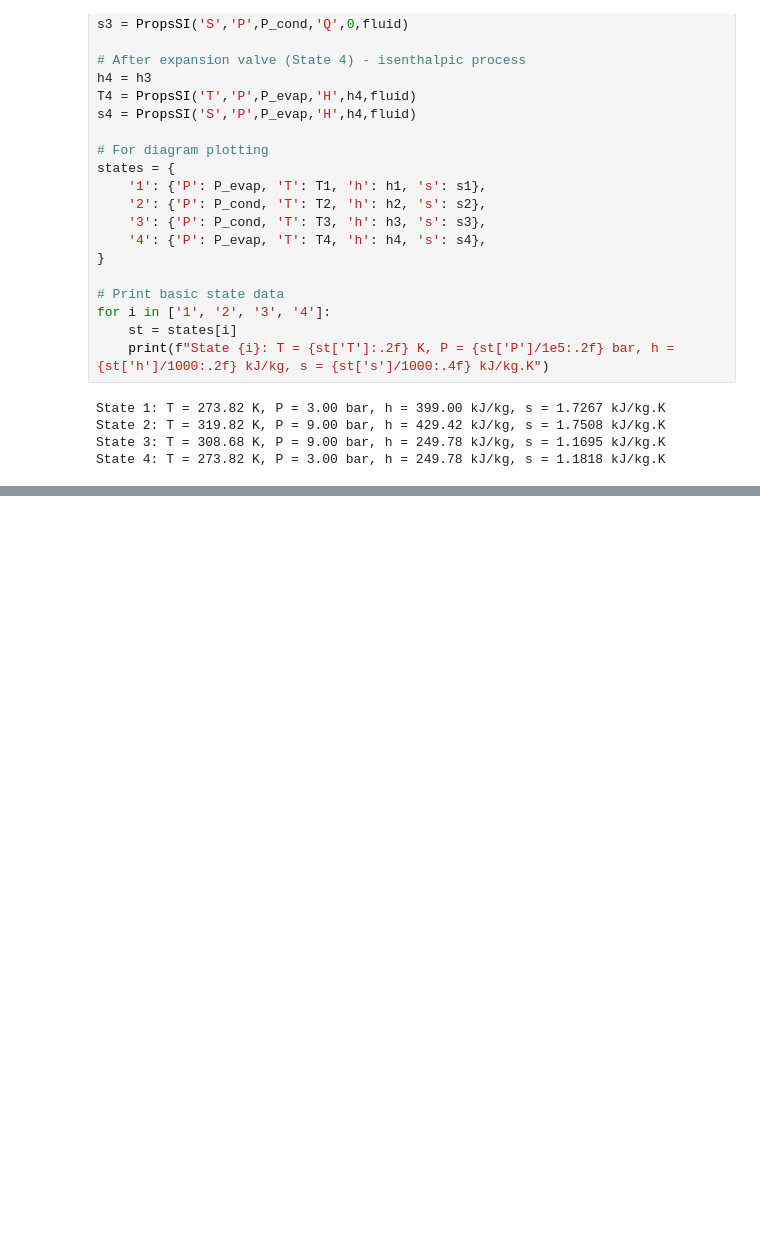
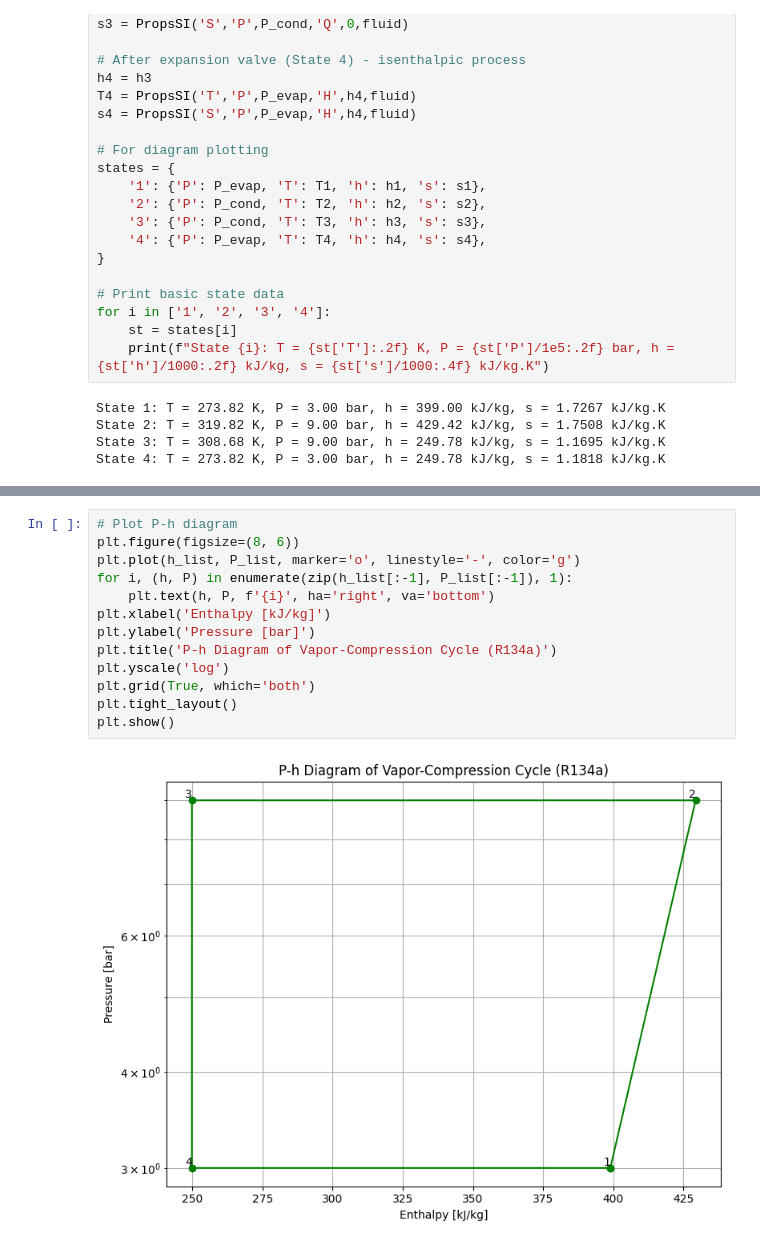
Before and after one commit to jcmachicao/pucp_termodinamica, a Jupyter notebook: pucp_termo2__refrigerant_cycle.ipynb, the cells around one changed output, grey strips where cells are left out. Saved outputs shown, nothing was run; the diff lists cells and outputs as text; blank space fills up the shorter version.

```diff
--- a/pucp_termo2__refrigerant_cycle.ipynb
+++ b/pucp_termo2__refrigerant_cycle.ipynb
@@ -66,0 +87,15 @@ State 4: T = 273.82 K, P = 3.00 bar, h = 249.78 kJ/kg, s = 1.1818 kJ/kg.K
+# %%
+# Plot P-h diagram
+plt.figure(figsize=(8, 6))
+plt.plot(h_list, P_list, marker='o', linestyle='-', color='g')
+for i, (h, P) in enumerate(zip(h_list[:-1], P_list[:-1]), 1):
+    plt.text(h, P, f'{i}', ha='right', va='bottom')
+plt.xlabel('Enthalpy [kJ/kg]')
+plt.ylabel('Pressure [bar]')
+plt.title('P-h Diagram of Vapor-Compression Cycle (R134a)')
+plt.yscale('log')
+plt.grid(True, which='both')
+plt.tight_layout()
+plt.show()
+# %% [output]
+[figure, added]
```
Also changed, not shown: parts of 3 cells of this notebook.
